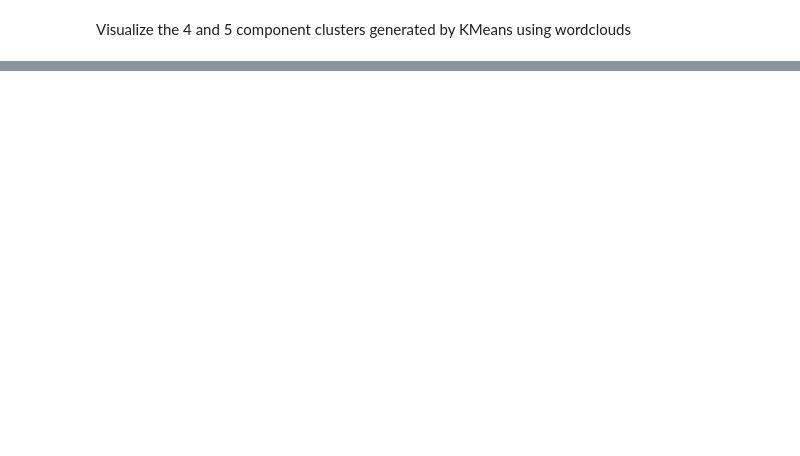
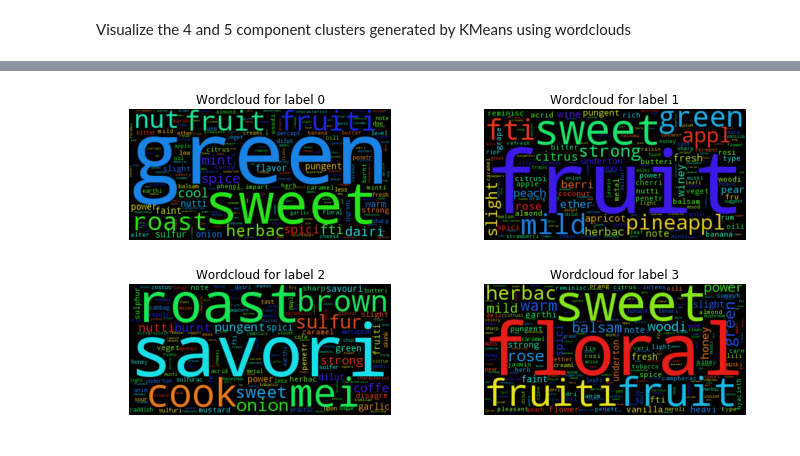
Before and after one commit to trnoriega/chemproject, a Jupyter notebook: descriptor_clustering.ipynb, the cells around one changed output, grey strips where cells are left out. Drawn from its saved outputs; the diff is of its cells as text; code cells hidden in the pictures; blank space fills up the shorter version.

```diff
--- a/descriptor_clustering.ipynb
+++ b/descriptor_clustering.ipynb
@@ -212,0 +297,4 @@ kmeans_wordcloud(4, descriptors, 2, 2)
+# %%
+labels_4  = kmeans_wordcloud(4, descriptors, 2, 2)
+# %% [output]
+[figure, added]
```
Also changed, not shown: parts of 22 cells of this notebook.
